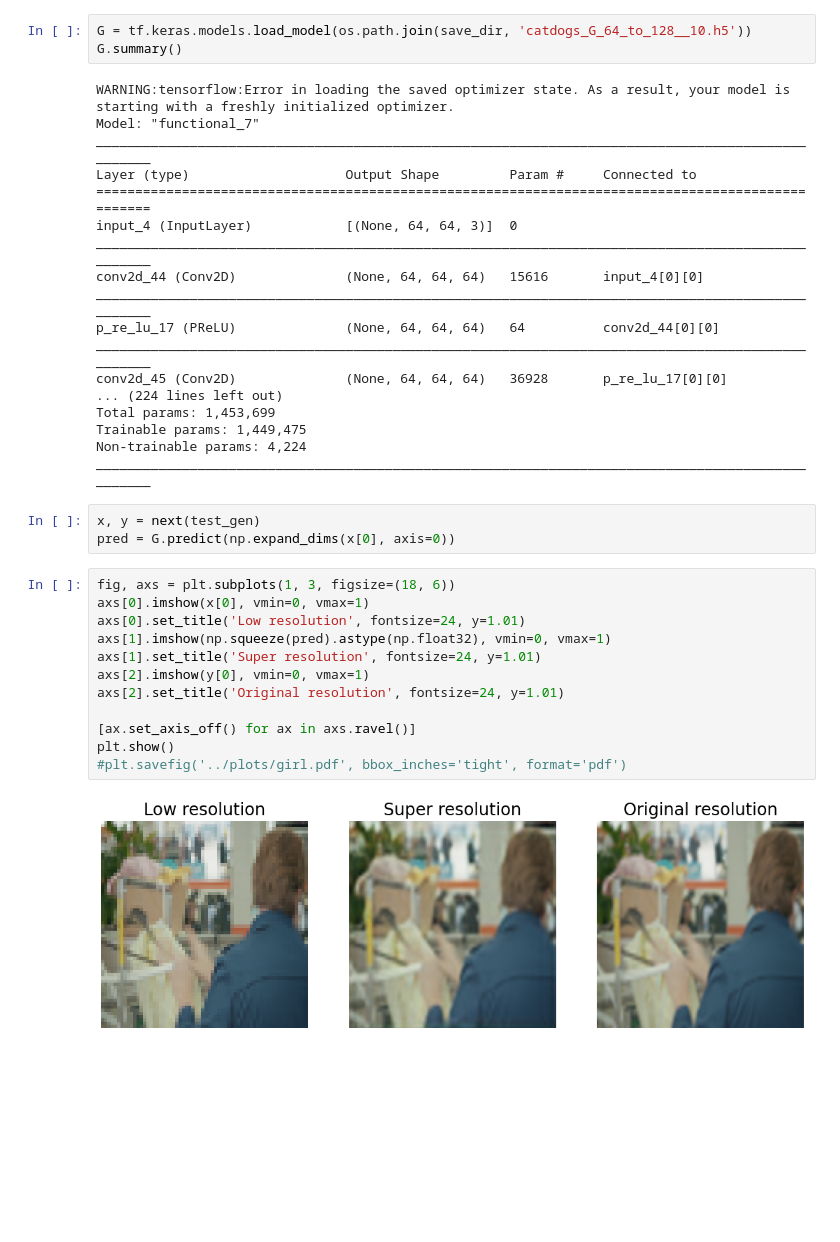
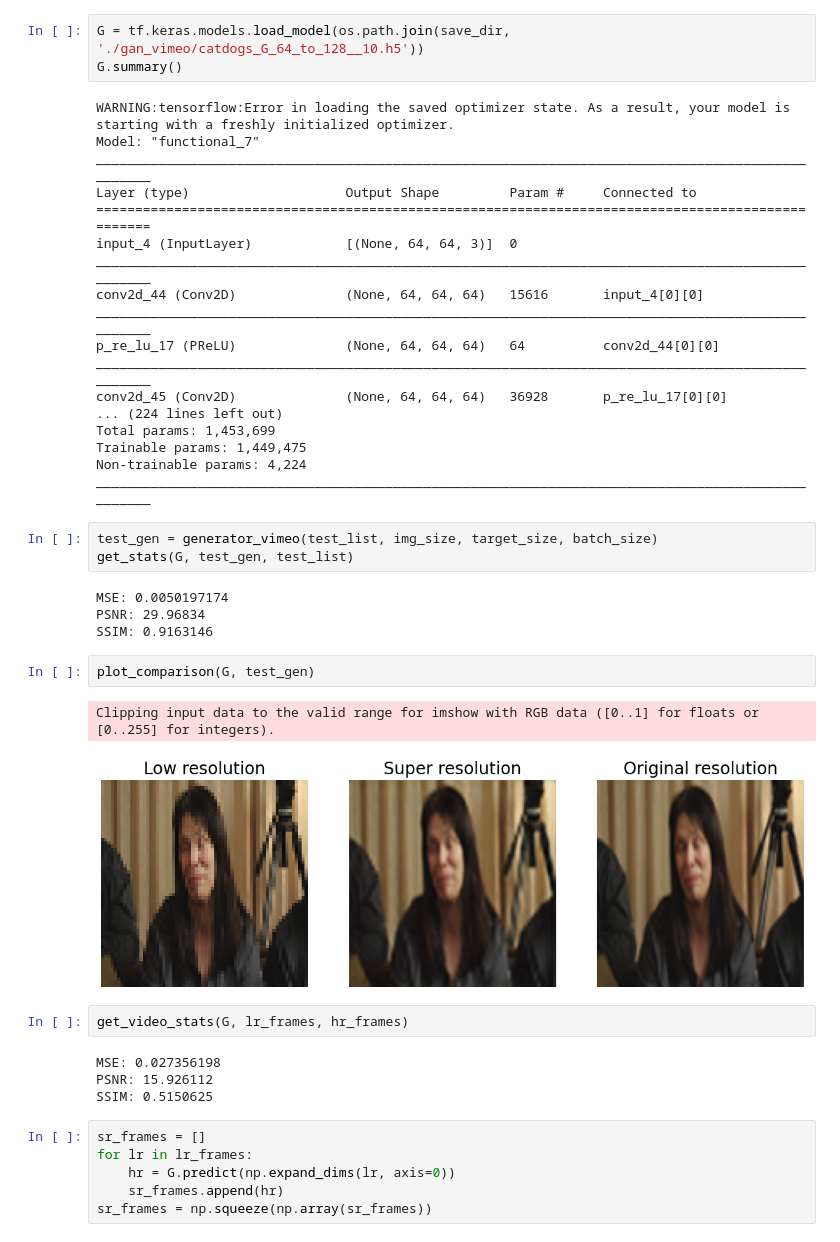
Before and after one commit to chododom/Image-and-Video-Super-Resolution, a Jupyter notebook: src/Image_super_resolution.ipynb, the cells around one changed output. Saved outputs shown, nothing was run; the diff lists cells and outputs as text; blank space fills up the shorter version.

```diff
--- a/src/Image_super_resolution.ipynb
+++ b/src/Image_super_resolution.ipynb
@@ -192,5 +252,5 @@ gan_loss : [0.0025768144987523556, 0.0020847413688898087, 0.4920729696750641]
 # %%
-G = tf.keras.models.load_model(os.path.join(save_dir, 'catdogs_G_64_to_128__10.h5'))
+G = tf.keras.models.load_model(os.path.join(save_dir, './gan_vimeo/catdogs_G_64_to_128__10.h5'))
 G.summary()
 # %% [output]
 WARNING:tensorflow:Error in loading the saved optimizer state. As a result, your model is starting with a freshly initialized optimizer.
@@ -210,20 +270,27 @@ Total params: 1,453,699
 Trainable params: 1,449,475
 Non-trainable params: 4,224
 __________________________________________________________________________________________________
-# %%
-x, y = next(test_gen)
-pred = G.predict(np.expand_dims(x[0], axis=0))
-# %%
-fig, axs = plt.subplots(1, 3, figsize=(18, 6))
-axs[0].imshow(x[0], vmin=0, vmax=1)
-axs[0].set_title('Low resolution', fontsize=24, y=1.01)
-axs[1].imshow(np.squeeze(pred).astype(np.float32), vmin=0, vmax=1)
-axs[1].set_title('Super resolution', fontsize=24, y=1.01)
-axs[2].imshow(y[0], vmin=0, vmax=1)
-axs[2].set_title('Original resolution', fontsize=24, y=1.01)
-
-[ax.set_axis_off() for ax in axs.ravel()]
-plt.show()
-#plt.savefig('../plots/girl.pdf', bbox_inches='tight', format='pdf')
-# %% [output]
-[figure, removed]
+# %%
+test_gen = generator_vimeo(test_list, img_size, target_size, batch_size)
+get_stats(G, test_gen, test_list)
+# %% [output]
+MSE: 0.0050197174
+PSNR: 29.96834
+SSIM: 0.9163146
+# %%
+plot_comparison(G, test_gen)
+# %% [output]
+Clipping input data to the valid range for imshow with RGB data ([0..1] for floats or [0..255] for integers).
+[figure, added]
+# %%
+get_video_stats(G, lr_frames, hr_frames)
+# %% [output]
+MSE: 0.027356198
+PSNR: 15.926112
+SSIM: 0.5150625
+# %%
+sr_frames = []
+for lr in lr_frames:
+    hr = G.predict(np.expand_dims(lr, axis=0))
+    sr_frames.append(hr)
+sr_frames = np.squeeze(np.array(sr_frames))
```
Also changed, not shown: parts of 25 cells of this notebook.
